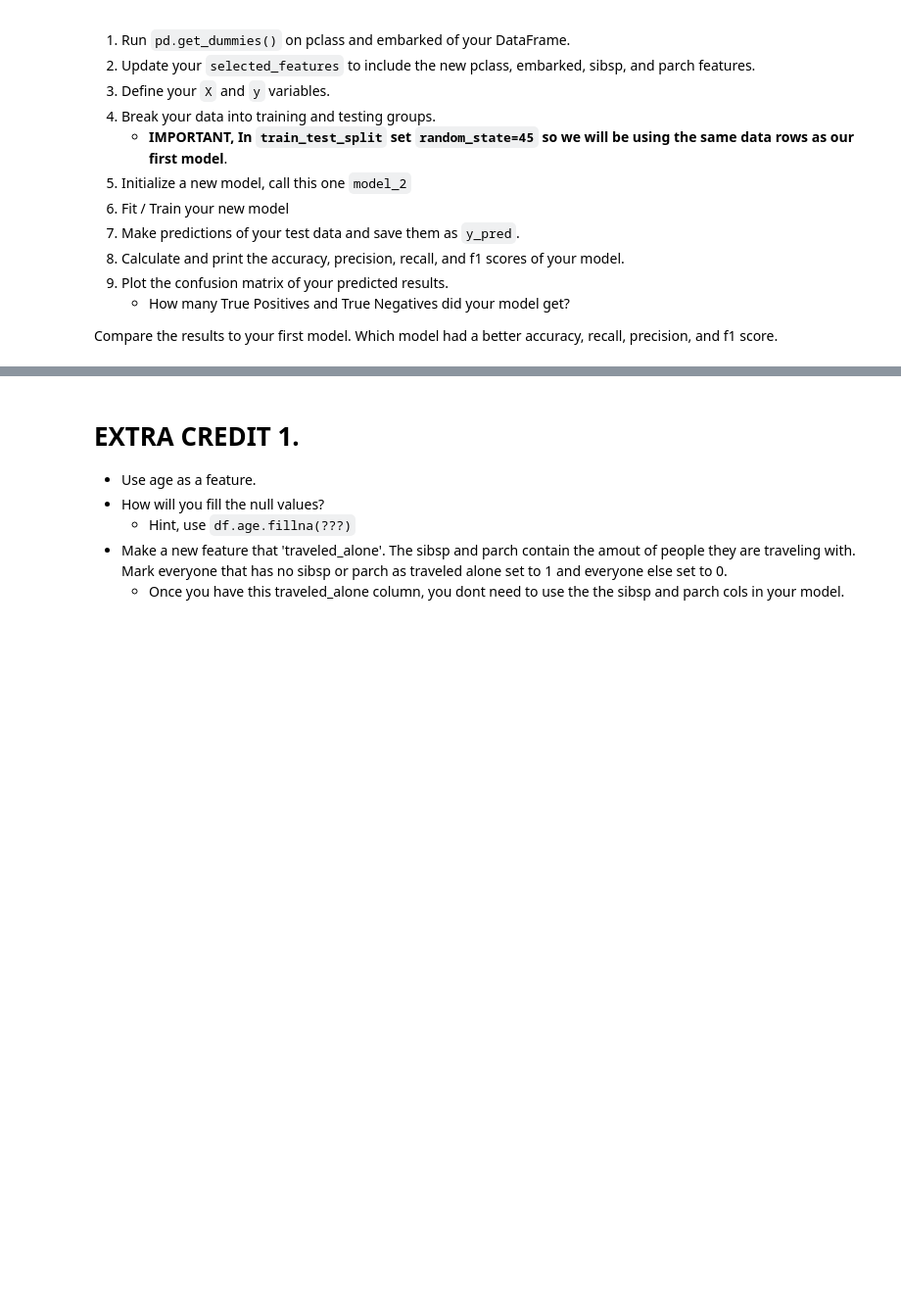
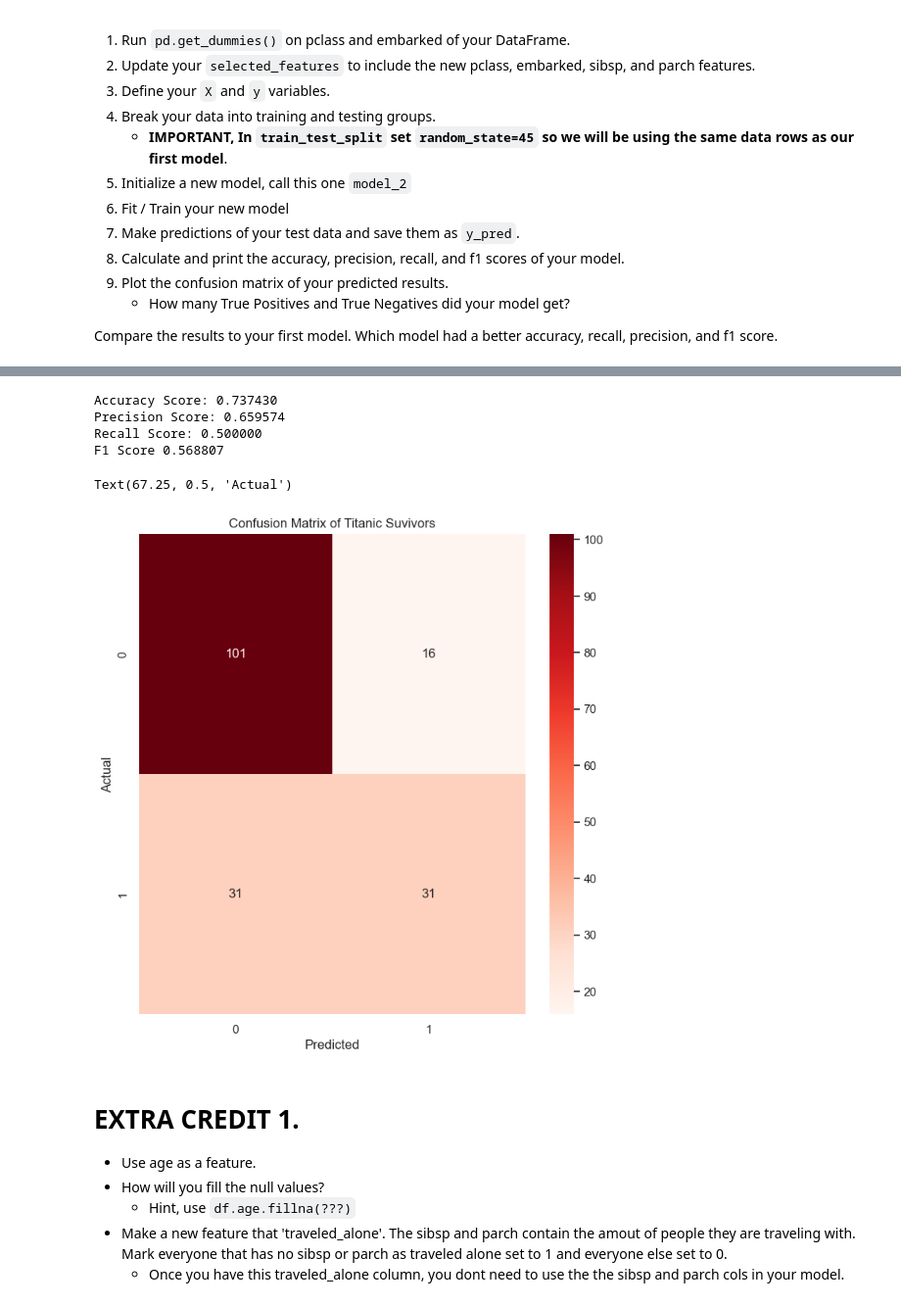
Before and after one commit to belbop/my-fork-2024-DS-Fri-1230, a Jupyter notebook: Week-06-Classification/Exercise-IL.ipynb, the cells around one changed output, grey strips where cells are left out. Shown: that part at 98% size. Cells and saved outputs as stored; diff of their text form; code cells hidden in the pictures; blank space fills up the shorter version.

```diff
--- a/Week-06-Classification/Exercise-IL.ipynb
+++ b/Week-06-Classification/Exercise-IL.ipynb
@@ -236,48 +219,60 @@ df
 df = pd.read_csv('data/titanic.csv')
 
 # Run pd.get_dummies on pclass and embarked of your DataFrame.
-df = pd.get_dummies(df, columns=['pclass', 'embarked'], drop_first=True)
+df2 = pd.get_dummies(df, columns=['pclass', 'embarked'], drop_first=True)
 
 # Update your `selected_features` to include the new pclass and embarked features.
-selected_features = ['pclass_2', 'pclass_3', 'embarked_Q', 'embarked_S']
+selected_features = ['pclass_2', 'pclass_3', 'embarked_Q', 'embarked_S', 'sibsp', 'parch']
 
 # Define your X and y variables
-X = df[selected_features]
-y = df['survived']
+X = df2[selected_features]
+y = df2['survived']
 
 # Split our data into testing and training.
 # !!! Remeber to use the same random state as you used before
-
+X_train2, X_test2, y_train2, y_test2 = train_test_split(X, y, test_size=0.2, random_state=45)
 
 # Initalize our model_2
 model_2 = LogisticRegression()
 
 # Fit / Train our model using our training data.
+model_2.fit(X=X_train2, y=y_train2)
 
 # Make new predicitions using our testing data.
+y_pred2 = model_2.predict(X_test2)
 
 # Calculate our accuracy
-accuracy_2 = ???
+accuracy_2 = accuracy_score(y_test2, y_pred2)
 
 # Calculate our precision score
-precision_2 = ???
+precision_2 = precision_score(y_test2, y_pred2)
 
 # Calculate our recall score
-recall_2 = ???
+recall_2 = recall_score(y_test2, y_pred2)
 
 # Calculate your f1-score
-f1_2 = ???
+f1_2 = f1_score(y_test2, y_pred2)
 
 # Print each of our scores to inspect performance.
 print("Accuracy Score: %f" % accuracy_2)
 print("Precision Score: %f" % precision_2)
 print("Recall Score: %f" % recall_2)
 print('F1 Score %f' % f1_2)
 
 # Plot your confusion matrix.
+confMtrx2 = confusion_matrix(y_test2, y_pred2)
 fig = plt.figure(figsize=(8,8))
+ax = sns.heatmap(confMtrx2, annot=True, cmap='Reds', fmt='g')
+plt.title("Confusion Matrix of Titanic Suvivors")
 plt.xlabel('Predicted')
-plt.ylabel('Actual');
+plt.ylabel('Actual')
+# %% [output]
+Accuracy Score: 0.737430
+Precision Score: 0.659574
+Recall Score: 0.500000
+F1 Score 0.568807
+Text(67.25, 0.5, 'Actual')
+[figure, added]
 # %% [markdown]
 # EXTRA CREDIT 1.
 * Use age as a feature.
```
Also changed, not shown: parts of 1 cell of this notebook.
